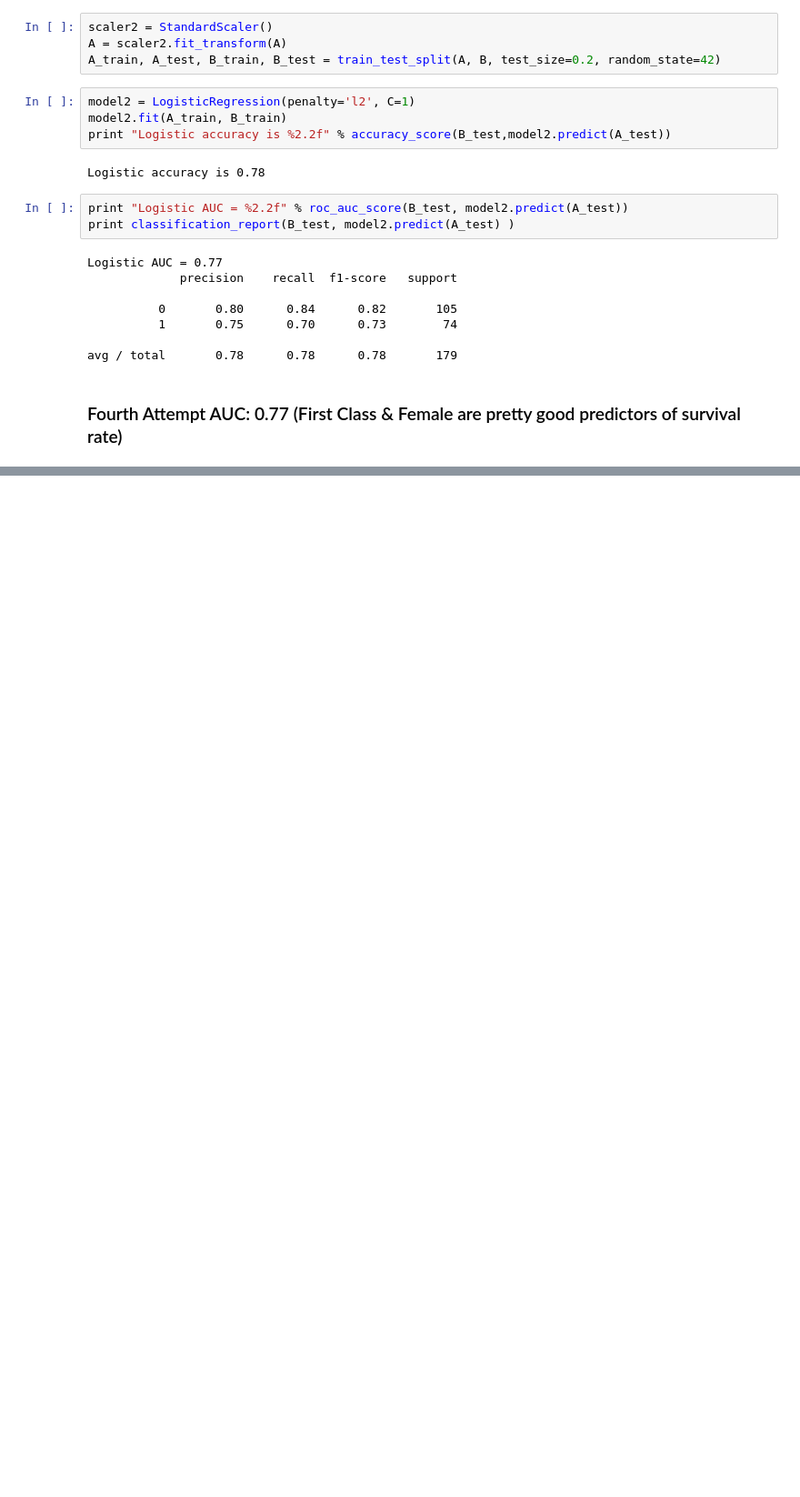
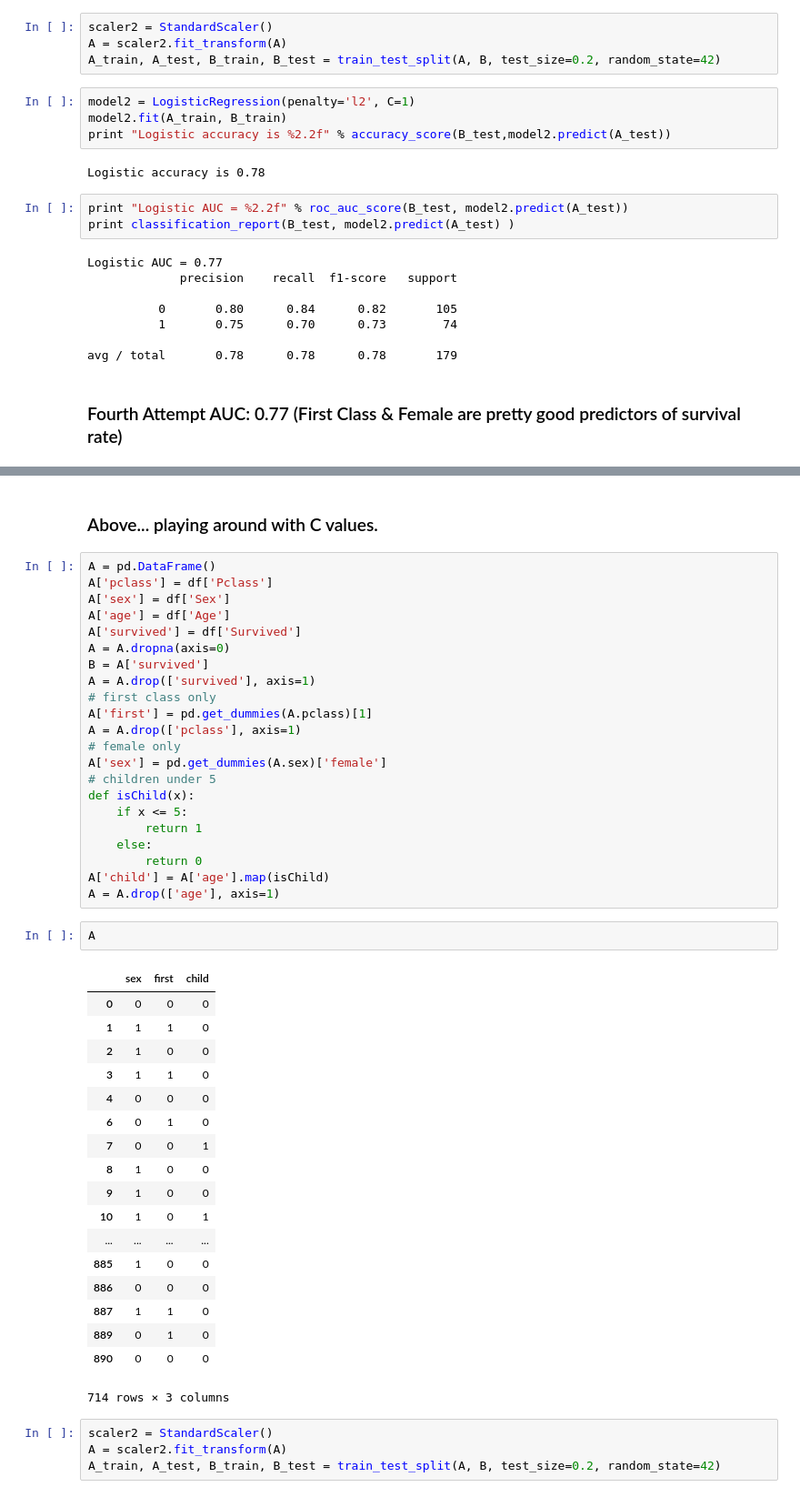
Before and after one commit to gnitnuj/LogisticRegressionTitanic, a Jupyter notebook: LogisticRegressionTitanic.ipynb, the cells around one changed output, grey strips where cells are left out. Shown at 91% size. Saved outputs shown, nothing was run; the diff lists cells and outputs as text; blank space fills up the shorter version.

```diff
--- a/LogisticRegressionTitanic.ipynb
+++ b/LogisticRegressionTitanic.ipynb
@@ -388,0 +411,49 @@ Logistic accuracy is 0.78
+# %% [markdown]
+### Above...  playing around with C values.
+# %%
+A = pd.DataFrame()
+A['pclass'] = df['Pclass']
+A['sex'] = df['Sex']
+A['age'] = df['Age']
+A['survived'] = df['Survived']
+A = A.dropna(axis=0)
+B = A['survived']
+A = A.drop(['survived'], axis=1)
+# first class only
+A['first'] = pd.get_dummies(A.pclass)[1]
+A = A.drop(['pclass'], axis=1)
+# female only
+A['sex'] = pd.get_dummies(A.sex)['female']
+# children under 5
+def isChild(x):
+    if x <= 5:
+        return 1
+    else:
+        return 0
+A['child'] = A['age'].map(isChild)
+A = A.drop(['age'], axis=1)
+# %%
+A
+# %% [output]
+|  | sex | first | child |
+| 0 | 0 | 0 | 0 |
+| 1 | 1 | 1 | 0 |
+| 2 | 1 | 0 | 0 |
+| 3 | 1 | 1 | 0 |
+| 4 | 0 | 0 | 0 |
+| 6 | 0 | 1 | 0 |
+| 7 | 0 | 0 | 1 |
+| 8 | 1 | 0 | 0 |
+| 9 | 1 | 0 | 0 |
+| 10 | 1 | 0 | 1 |
+| ... | ... | ... | ... |
+| 885 | 1 | 0 | 0 |
+| 886 | 0 | 0 | 0 |
+| 887 | 1 | 1 | 0 |
+| 889 | 0 | 1 | 0 |
+| 890 | 0 | 0 | 0 |
+714 rows × 3 columns
+# %%
+scaler2 = StandardScaler()
+A = scaler2.fit_transform(A)
+A_train, A_test, B_train, B_test = train_test_split(A, B, test_size=0.2, random_state=42)
```
Also changed, not shown: parts of 6 cells of this notebook.
